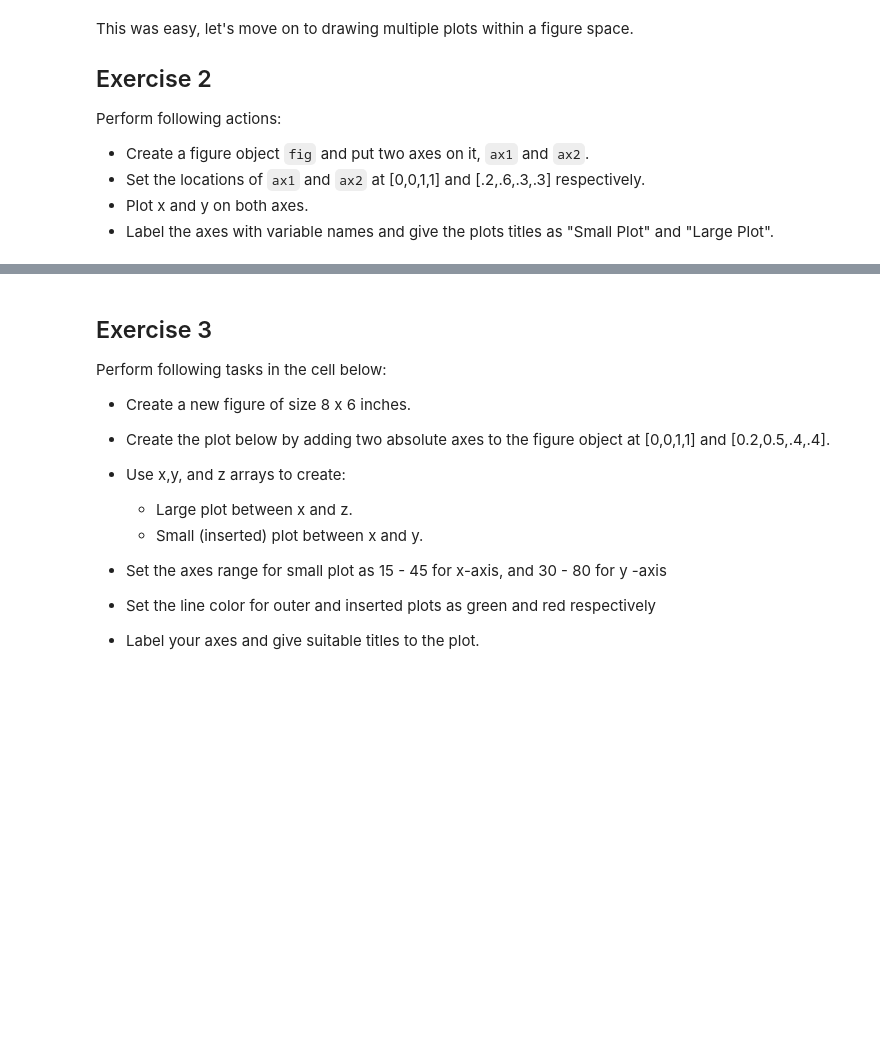
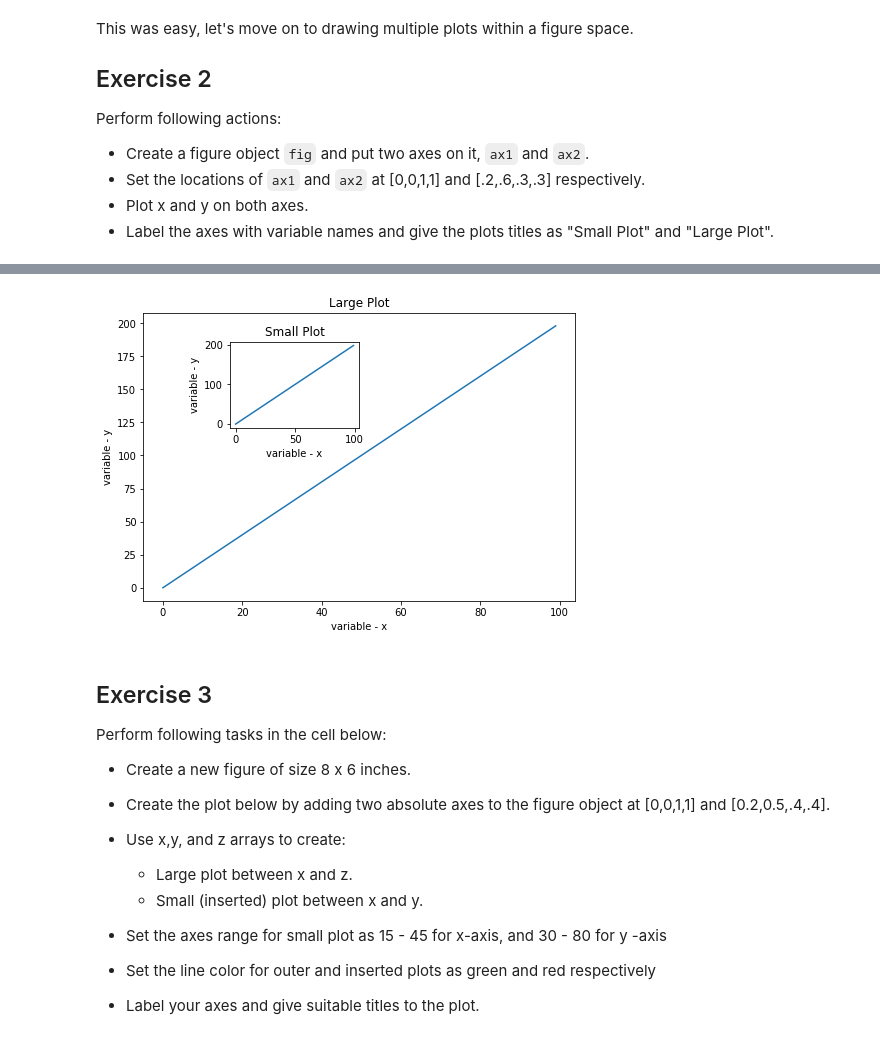
Before and after one commit to yishuen/ds-matplotlib-intro-lab-nyc-ds-career-031119, a Jupyter notebook: index.ipynb, the cells around one changed output, grey strips where cells are left out. Drawn from its saved outputs; the diff is of its cells as text; code cells hidden in the pictures; blank space fills up the shorter version.

```diff
--- a/index.ipynb
+++ b/index.ipynb
@@ -72,3 +69,20 @@ Perform following actions:
+# %%
+fig = plt.figure()
+ax1 = fig.add_axes([0,0,1,1])
+ax2 = fig.add_axes([.2,.6,.3,.3])
+
+ax1.plot(x,y)
+ax1.set_xlabel('variable - x')
+ax1.set_ylabel('variable - y')
+ax1.set_title("Large Plot")
+
+ax2.plot(x,y)
+ax2.set_xlabel('variable - x')
+ax2.set_ylabel('variable - y')
+ax2.set_title("Small Plot")
+plt.show()
+# %% [output]
+[figure, added]
 # %% [markdown]
 ## Exercise 3
 
```
Also changed, not shown: parts of 1 cell of this notebook.
